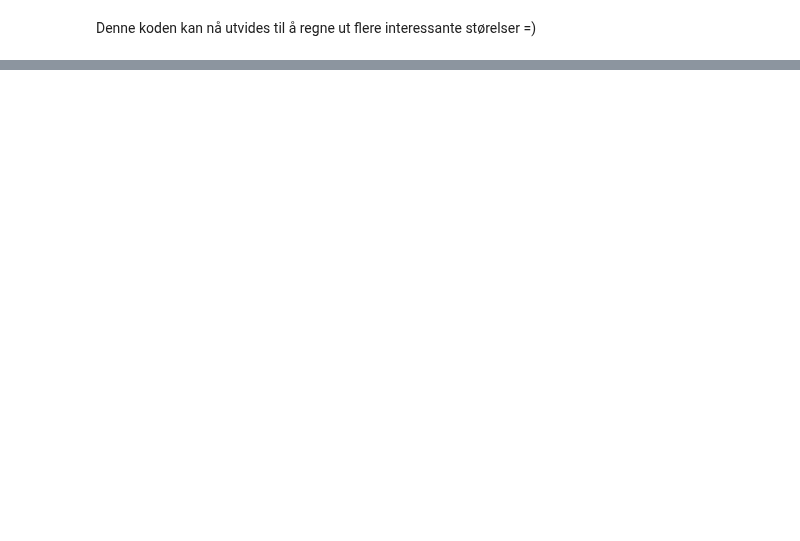
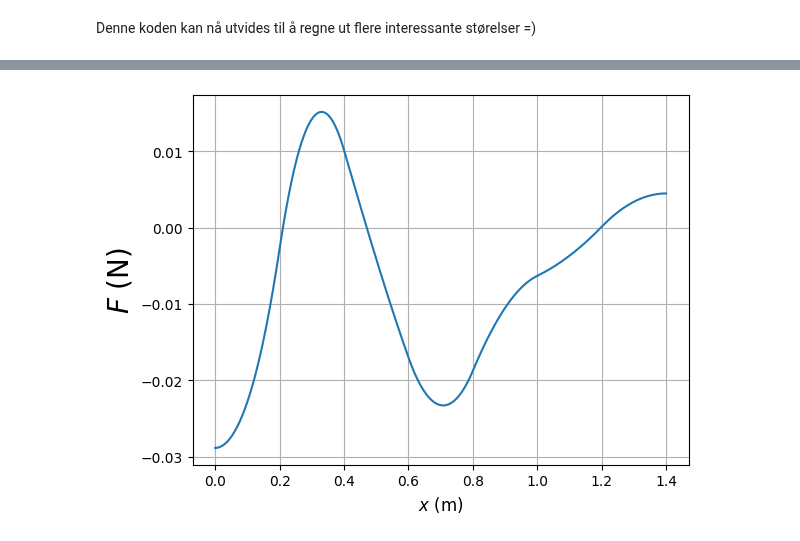
Before and after one commit to KSkrede/FysikkLab, a Jupyter notebook: FysikkLab.ipynb, the cells around one changed output, grey strips where cells are left out. Drawn from its saved outputs; the diff is of its cells as text; code cells hidden in the pictures; blank space fills up the shorter version.

```diff
--- a/FysikkLab.ipynb
+++ b/FysikkLab.ipynb
@@ -227,0 +259,8 @@ plt.show()
+# %%
+#Friksjonskraft graf
+plt.plot(x, friksjon(x))
+plt.xlabel('$x$ (m)',fontsize=12)
+plt.ylabel('$F$ (N)',fontsize=20)
+plt.grid()
+# %% [output]
+[figure, added]
```
Also changed, not shown: parts of 10 cells of this notebook, 1 other file.
